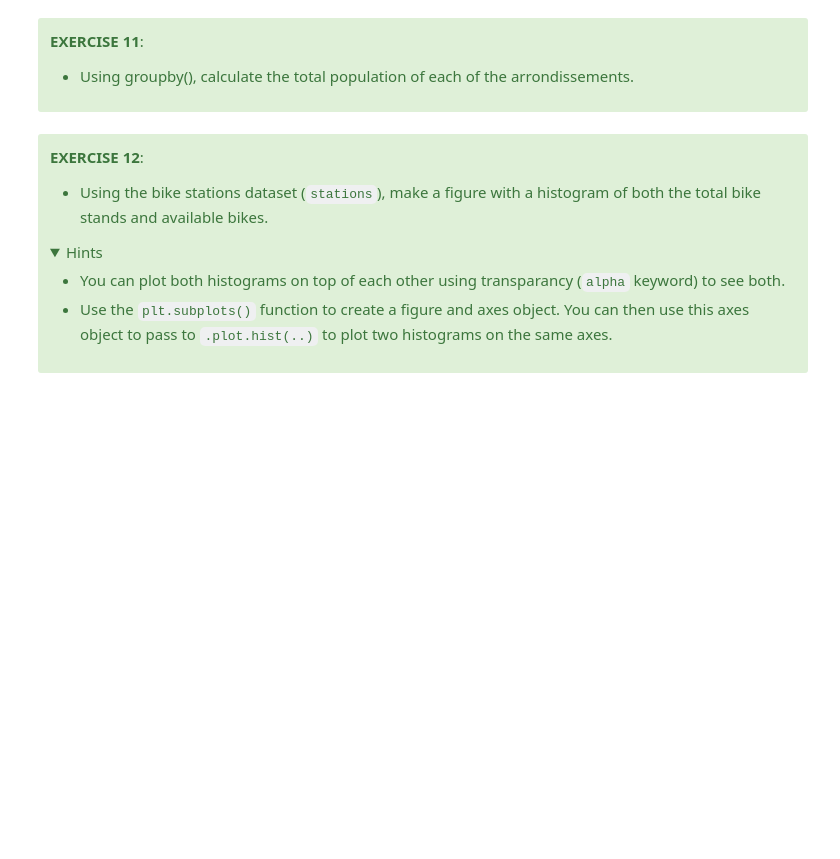
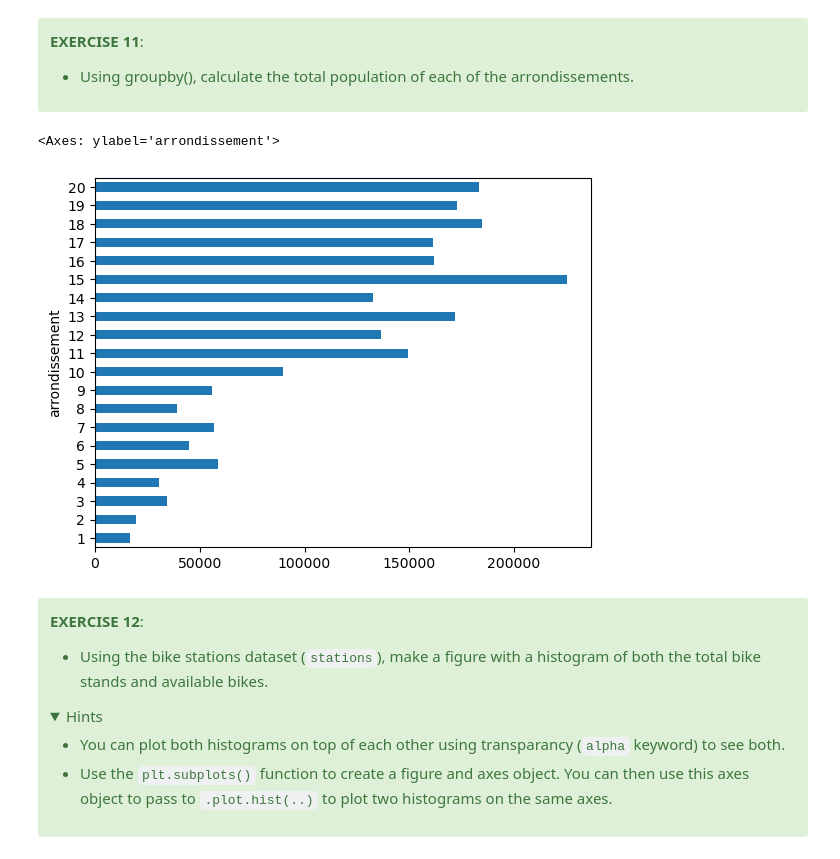
Before and after one commit to FaraCoppens/DS-python-geospatial, a Jupyter notebook: notebooks/01-introduction-tabular-data.ipynb, the cells around one changed output. Cells and saved outputs as stored; diff of their text form; code cells hidden in the pictures; folded sections open; blank space fills up the shorter version.

```diff
--- a/notebooks/01-introduction-tabular-data.ipynb
+++ b/notebooks/01-introduction-tabular-data.ipynb
@@ -526,5 +914,10 @@ stations.head()
 * Using groupby(), calculate the total population of each of the arrondissements.
 
 </div>
+# %%
+districts.groupby('arrondissement')['population'].sum().plot.barh()  # or plot(kind="barh")
+# %% [output]
+<Axes: ylabel='arrondissement'>
+[figure, added]
 # %%
 # %load _solutions/01-introduction-tabular-data21.py
```
Also changed, not shown: parts of 86 cells of this notebook.
